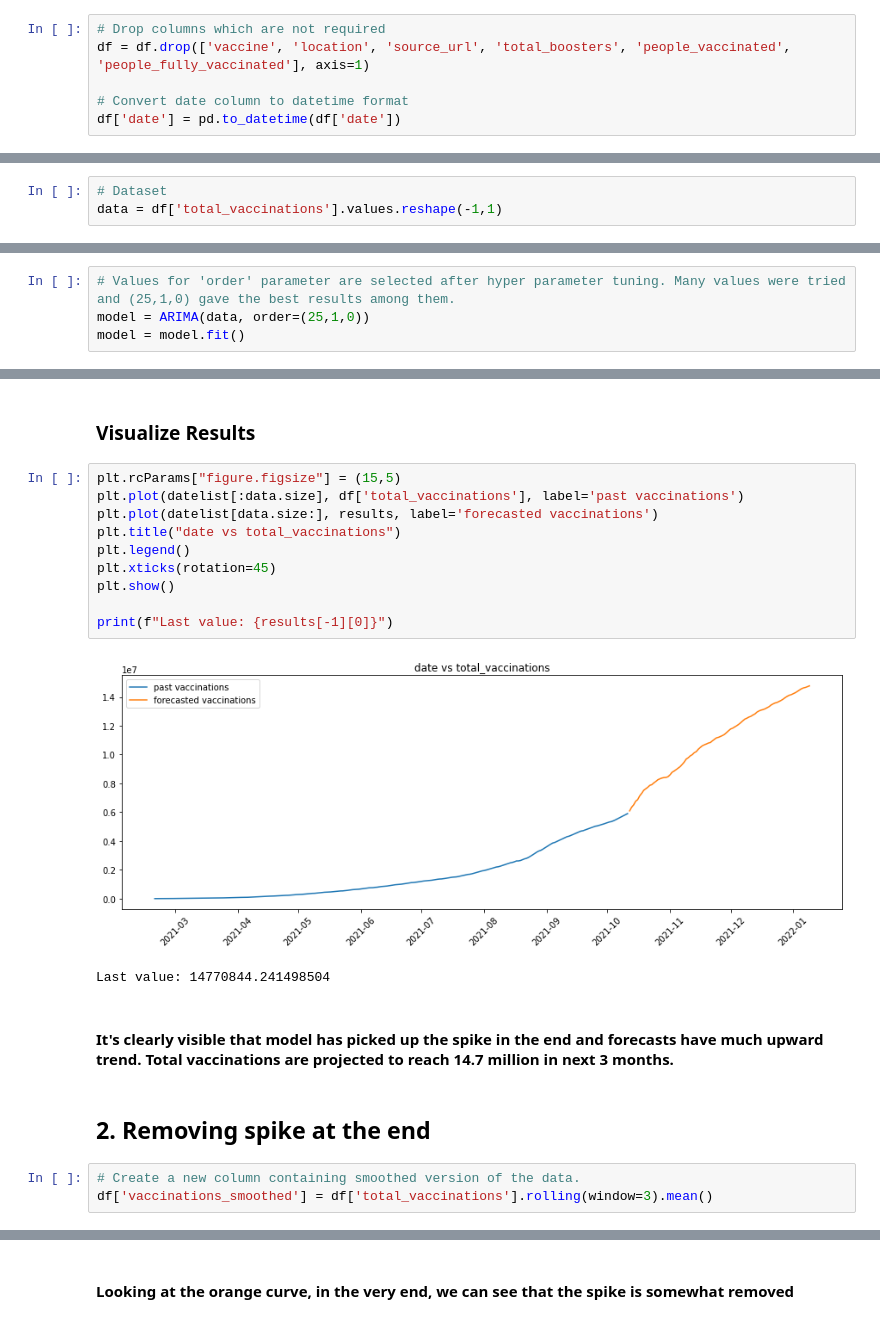
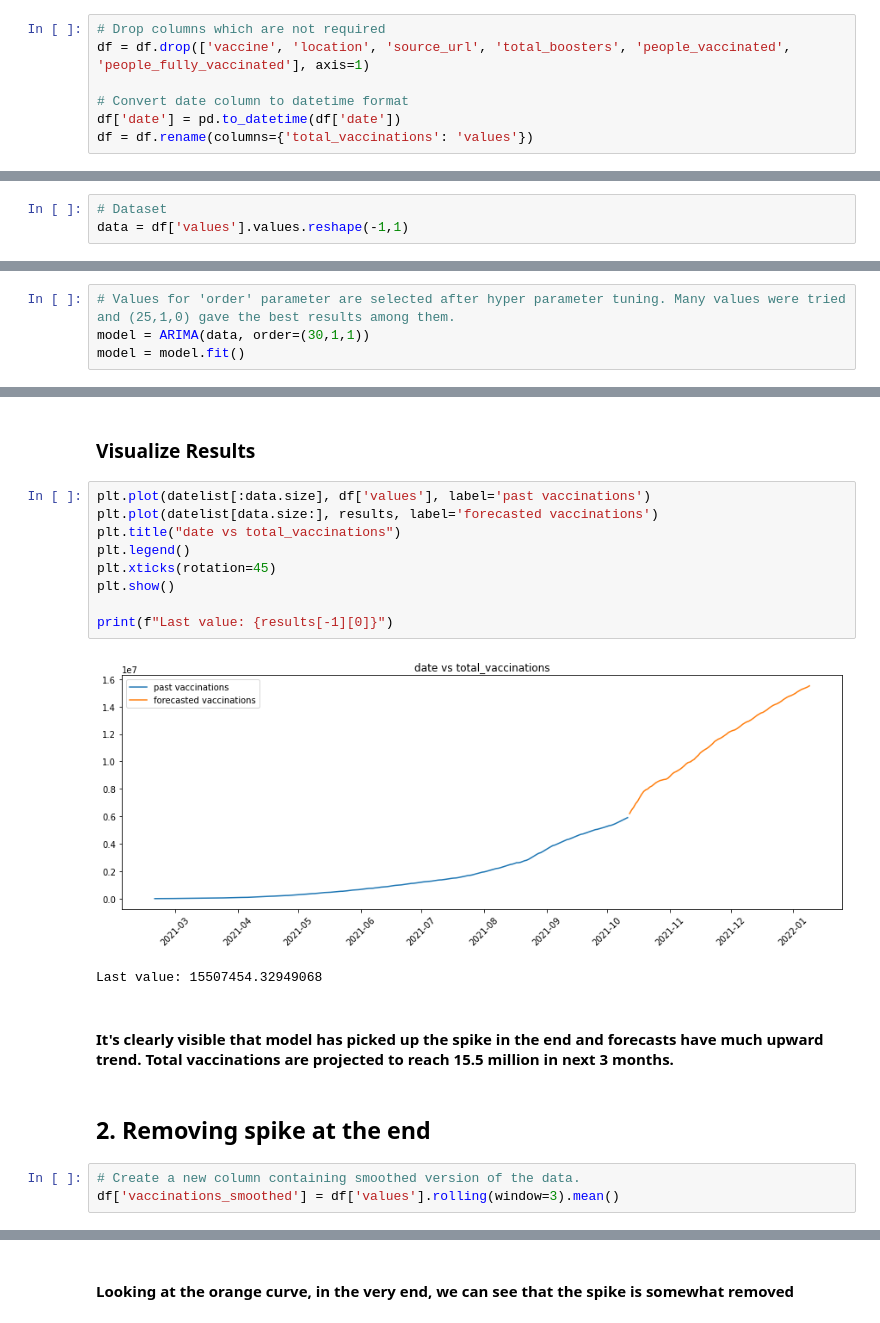
Before and after one commit to Subrahmanyajoshi/Covid-Vaccinations-Prediction, a Jupyter notebook: predictors/ARIMA.ipynb, the cells around one changed output, grey strips where cells are left out. Drawn from its saved outputs; the diff is of its cells as text.

```diff
--- a/predictors/ARIMA.ipynb
+++ b/predictors/ARIMA.ipynb
@@ -34,5 +37,6 @@ df = df.drop(['vaccine', 'location', 'source_url', 'total_boosters', 'people_vac
 
 # Convert date column to datetime format
 df['date'] = pd.to_datetime(df['date'])
+df = df.rename(columns={'total_vaccinations': 'values'})
 # %%
 plt.figure(figsize=(15,5))
@@ -61,7 +91,7 @@ From machine learning point of view, it makes perfect sense to remove the spike
 ## 1. Without removing the spike at the end
 # %%
 # Dataset
-data = df['total_vaccinations'].values.reshape(-1,1)
+data = df['values'].values.reshape(-1,1)
 # %%
 # Scaling. We will use standard scaler
 scaler = StandardScaler()
@@ -70,7 +100,7 @@ data = scaler.fit_transform(data)
 ### ARIMA model
 # %%
 # Values for 'order' parameter are selected after hyper parameter tuning. Many values were tried and (25,1,0) gave the best results among them.
-model = ARIMA(data, order=(25,1,0))
+model = ARIMA(data, order=(30,1,1))
 model = model.fit()
 # %% [markdown]
 ### Forecasting
@@ -90,23 +120,22 @@ for i in range(num_days):
 # %% [markdown]
 ### Visualize Results
 # %%
-plt.rcParams["figure.figsize"] = (15,5)
-plt.plot(datelist[:data.size], df['total_vaccinations'], label='past vaccinations')
+plt.plot(datelist[:data.size], df['values'], label='past vaccinations')
 plt.plot(datelist[data.size:], results, label='forecasted vaccinations')
 plt.title("date vs total_vaccinations")
 plt.legend()
 plt.xticks(rotation=45)
 plt.show()
 
 print(f"Last value: {results[-1][0]}")
 # %% [output]
-[figure, old version]
+[figure, new version]
-Last value: 14770844.241498504
+Last value: 15507454.32949068
 # %% [markdown]
-#### It's clearly visible that model has picked up the spike in the end and forecasts have much upward trend. Total vaccinations are projected to reach 14.7 million in next 3 months.
+#### It's clearly visible that model has picked up the spike in the end and forecasts have much upward trend. Total vaccinations are projected to reach 15.5 million in next 3 months.
 # %% [markdown]
 ## 2. Removing spike at the end
 # %%
 # Create a new column containing smoothed version of the data.
-df['vaccinations_smoothed'] = df['total_vaccinations'].rolling(window=3).mean()
+df['vaccinations_smoothed'] = df['values'].rolling(window=3).mean()
 # %%
```
Also changed, not shown: parts of 15 cells of this notebook.
